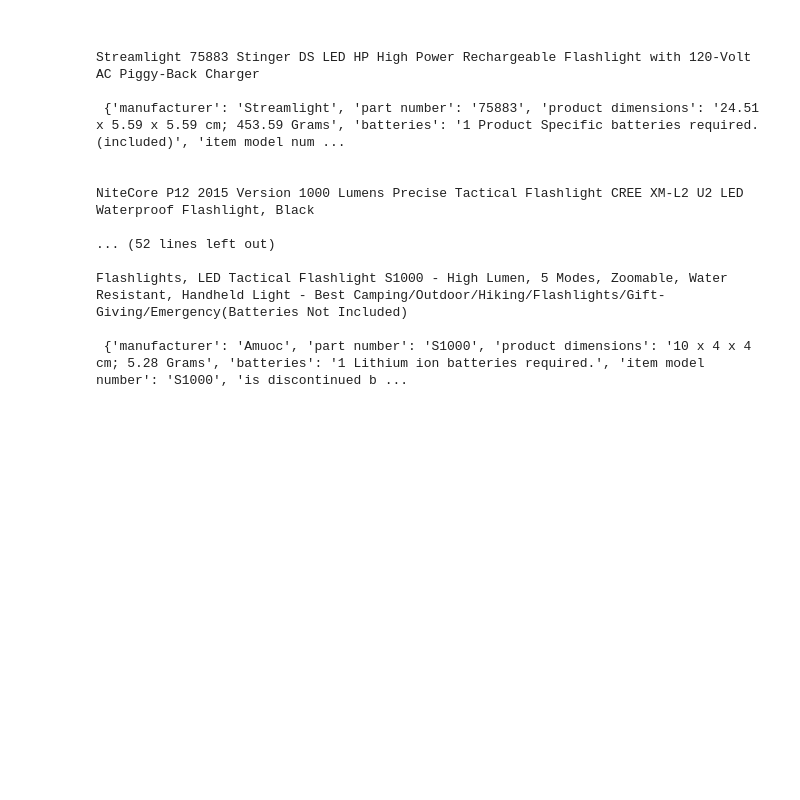
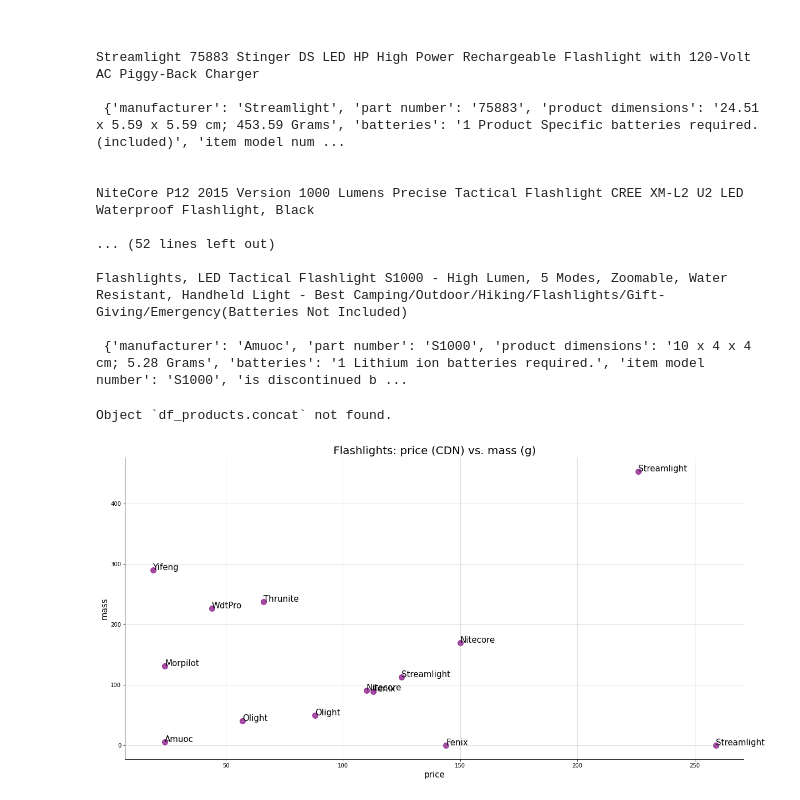
Before and after one commit to Guide-Analytics/absa, a Jupyter notebook: kush_code/J2/reqs-J2.ipynb, the cells around one changed output. Drawn from its saved outputs; the diff is of its cells as text; code cells hidden in the pictures; blank space fills up the shorter version.

Commit message:
plot

```diff
--- a/kush_code/J2/reqs-J2.ipynb
+++ b/kush_code/J2/reqs-J2.ipynb
@@ -197,3 +197,36 @@ NiteCore P12 2015 Version 1000 Lumens Precise Tactical Flashlight CREE XM-L2 U2
 Flashlights, LED Tactical Flashlight S1000 - High Lumen, 5 Modes, Zoomable, Water Resistant, Handheld Light - Best Camping/Outdoor/Hiking/Flashlights/Gift-Giving/Emergency(Batteries Not Included)
 
  {'manufacturer': 'Amuoc', 'part number': 'S1000', 'product dimensions': '10 x 4 x 4 cm; 5.28 Grams', 'batteries': '1 Lithium ion batteries required.', 'item model number': 'S1000', 'is discontinued b ...
+# %%
+df.iterrow
+# %% [output]
+Object `df_products.concat` not found.
+# %%
+import matplotlib.pyplot as plt
+import matplotlib.cm as cm
+
+def scatter_plot(df, x, y, txt):
+    fig, ax = plt.subplots()
+    df.plot('price', 'mass', kind='scatter', ax=ax, s=100, c='purple', alpha=0.70)
+
+    for idx, j in df_products.iterrows():
+        ax.annotate(j[txt], (j[x],j[y]), fontsize=15)
+
+    ax.set_title('Flashlights: price (CDN) vs. mass (g)', fontsize=20)
+    ax.set_xlabel(x, fontsize=15)
+    ax.set_ylabel(y, fontsize=15)
+
+    #removing top and right borders
+    ax.spines['top'].set_visible(False)
+    ax.spines['right'].set_visible(False)
+
+    #grid
+    ax.grid(color='grey', linestyle='-', linewidth=0.5, alpha=0.5)
+
+    plt.rcParams["figure.figsize"] = (20,10)
+    fig.canvas.draw()
+
+
+scatter_plot(df_products, 'price', 'mass', 'brand')
+# %% [output]
+[figure, added]
```
Also changed, not shown: parts of 1 cell of this notebook.
